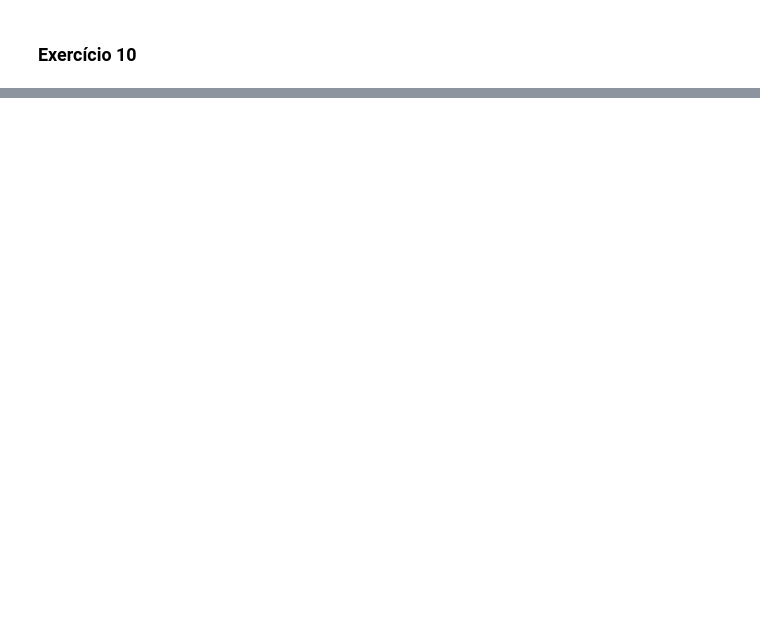
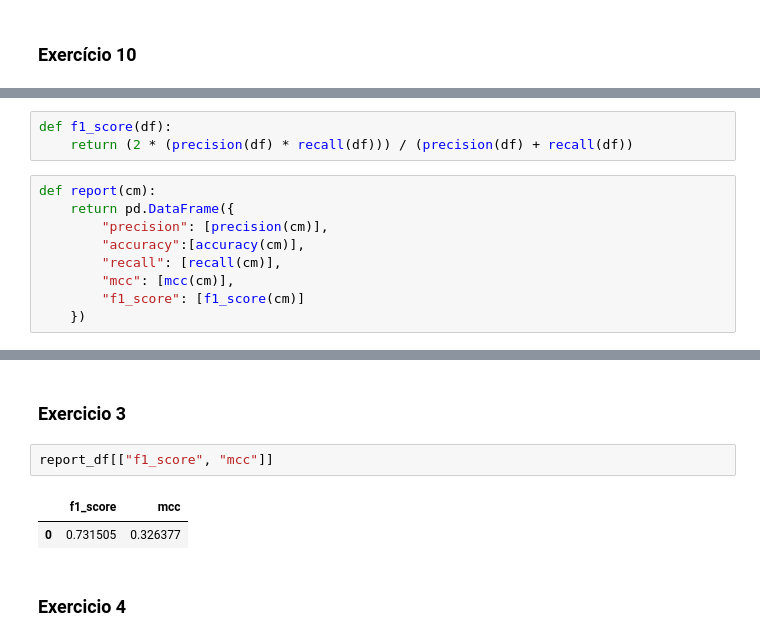
Before and after one commit to F-Madruga/DataScienceProject-ULHT, a Jupyter notebook: ProjetoFinal.ipynb, the cells around one changed output, grey strips where cells are left out. Saved outputs shown, nothing was run; the diff lists cells and outputs as text; blank space fills up the shorter version.

```diff
--- a/ProjetoFinal.ipynb
+++ b/ProjetoFinal.ipynb
@@ -212,0 +262,12 @@ print(model.coef_)
+# %%
+def f1_score(df):
+    return (2 * (precision(df) * recall(df))) / (precision(df) + recall(df))
+# %%
+def report(cm):
+    return pd.DataFrame({
+        "precision": [precision(cm)],
+        "accuracy":[accuracy(cm)],
+        "recall": [recall(cm)],
+        "mcc": [mcc(cm)],
+        "f1_score": [f1_score(cm)]
+    })
@@ -212,0 +287,9 @@ print(model.coef_)
+# %% [markdown]
+### Exercicio 3
+# %%
+report_df[["f1_score", "mcc"]]
+# %% [output]
+|  | f1_score | mcc |
+| 0 | 0.731505 | 0.326377 |
+# %% [markdown]
+### Exercicio 4
```
Also changed, not shown: parts of 21 cells of this notebook, 1 other file.
